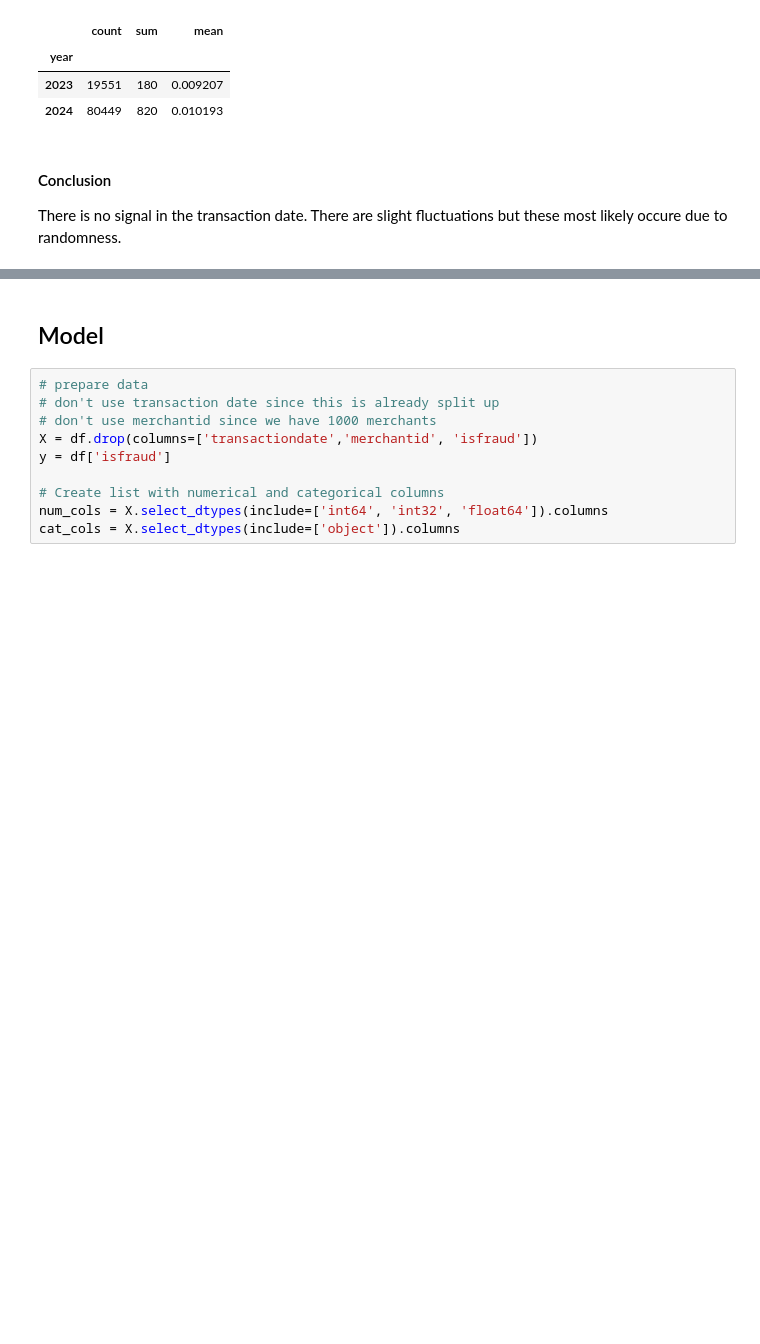
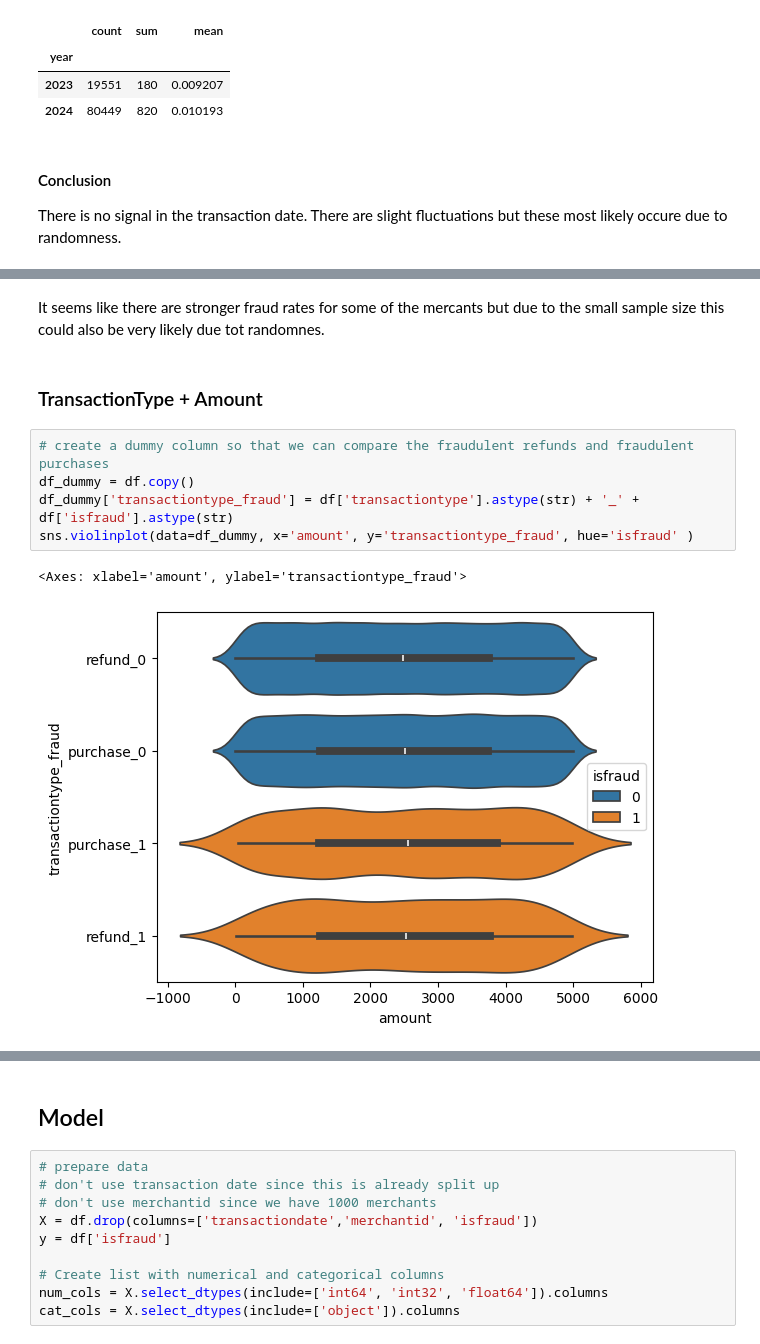
Before and after one commit to jalbersdoerfer/credit-card-fraud-detection, a Jupyter notebook: credit_card_fraud.ipynb, the cells around one changed output, grey strips where cells are left out. Drawn from its saved outputs; the diff is of its cells as text; blank space fills up the shorter version.

```diff
--- a/credit_card_fraud.ipynb
+++ b/credit_card_fraud.ipynb
@@ -481,0 +544,12 @@ There is no signal in the transaction date. There are slight fluctuations but th
+# %% [markdown]
+It seems like there are stronger fraud rates for some of the mercants but due to the small sample size this could also be very likely due tot randomnes.
+# %% [markdown]
+### TransactionType + Amount
+# %%
+# create a dummy column so that we can compare the fraudulent refunds and fraudulent purchases
+df_dummy = df.copy()
+df_dummy['transactiontype_fraud'] = df['transactiontype'].astype(str) + '_' + df['isfraud'].astype(str)
+sns.violinplot(data=df_dummy, x='amount', y='transactiontype_fraud', hue='isfraud' )
+# %% [output]
+<Axes: xlabel='amount', ylabel='transactiontype_fraud'>
+[figure, added]
```
Also changed, not shown: parts of 16 cells of this notebook, 1 other file.
